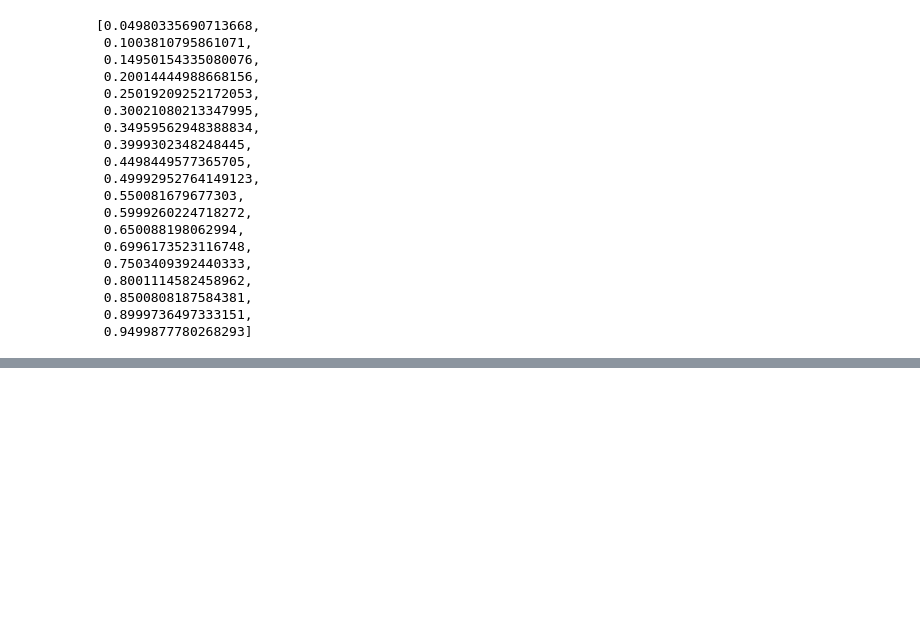
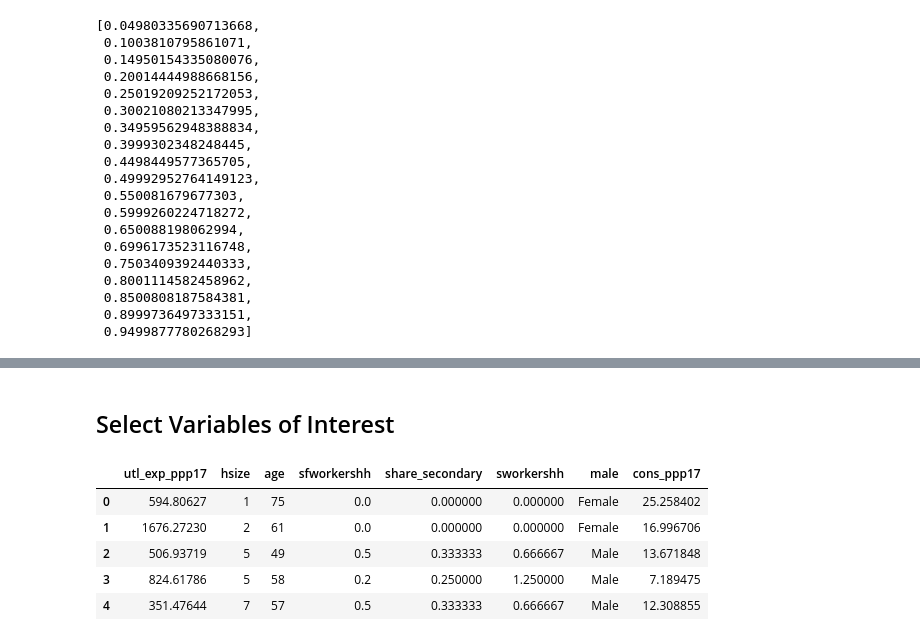
Before and after one commit to mj-datalab/poverty-prediction-challenge, a Jupyter notebook: notebooks/benchmark_analysis.ipynb, the cells around one changed output, grey strips where cells are left out. Cells and saved outputs as stored; diff of their text form; code cells hidden in the pictures; blank space fills up the shorter version.

```diff
--- a/notebooks/benchmark_analysis.ipynb
+++ b/notebooks/benchmark_analysis.ipynb
@@ -119,0 +203,13 @@ percentages
+# %% [markdown]
+## Select Variables of Interest
+# %%
+train_data_ss = train_data[["utl_exp_ppp17", "hsize","age","sfworkershh","share_secondary","sworkershh","male"]].copy()
+train_data_ss["cons_ppp17"] = hh_data["cons_ppp17"]
+train_data_ss.head()
+# %% [output]
+|  | utl_exp_ppp17 | hsize | age | sfworkershh | share_secondary | sworkershh | male | cons_ppp17 |
+| 0 | 594.80627 | 1 | 75 | 0.0 | 0.000000 | 0.000000 | Female | 25.258402 |
+| 1 | 1676.27230 | 2 | 61 | 0.0 | 0.000000 | 0.000000 | Female | 16.996706 |
+| 2 | 506.93719 | 5 | 49 | 0.5 | 0.333333 | 0.666667 | Male | 13.671848 |
+| 3 | 824.61786 | 5 | 58 | 0.2 | 0.250000 | 1.250000 | Male | 7.189475 |
+| 4 | 351.47644 | 7 | 57 | 0.5 | 0.333333 | 0.666667 | Male | 12.308855 |
```
Also changed, not shown: parts of 26 cells of this notebook.
